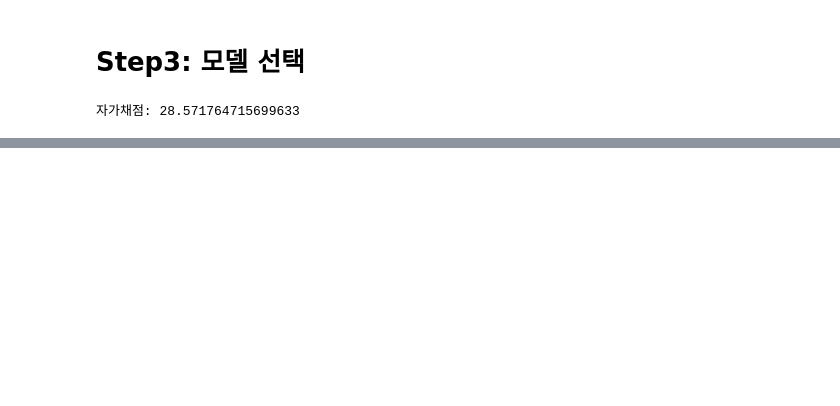
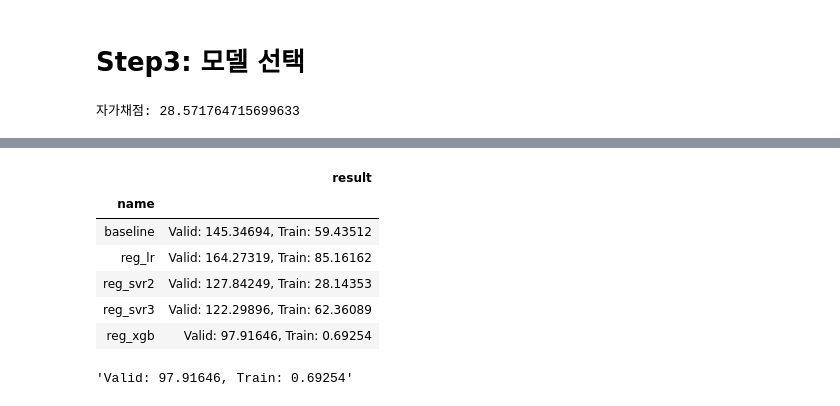
Before and after one commit to sunkusun9/DS_lv3_2510, a Jupyter notebook: sec_ds_lv3_prob3_kaggle.ipynb, the cells around one changed output, grey strips where cells are left out. Saved outputs shown, nothing was run; the diff lists cells and outputs as text; code cells hidden in the pictures; blank space fills up the shorter version.

```diff
--- a/sec_ds_lv3_prob3_kaggle.ipynb
+++ b/sec_ds_lv3_prob3_kaggle.ipynb
@@ -210,7 +210,7 @@ def eval_model(model_name, reg):
     # 1. HoldOut 검증 - df_train으로 학습하고
     reg.fit(df_train[X_all], df_train['target'])
     # 2. df_valid, df_train 에 대한 예측결과에 대한 MAE를 구합니다.
-    result_str = "Valid: {:.5}, Train: {:.5}".format(
+    result_str = "Valid: {:.5f}, Train: {:.5f}".format(
         mean_absolute_error(
             df_valid['target'], reg.predict(df_valid[X_all])
         ), mean_absolute_error(
@@ -341,2 +446,26 @@ print(
+# %%
+# XGB: XGBoost
+import xgboost as xgb
+
+X_xgb = "15분, 30분, 45분, 60분, Hour, AM, DayName, Weekend_yn, Holiday_yn, Avg, TotalHour, 생산량, 기온, 풍속, 습도, 강수량, 전기요금(계절), 공장인원, 인건비"
+X_xgb = X_xgb.split(', ')
+ct = ColumnTransformer([
+    ('ohe', OneHotEncoder(categories='auto'), ['DayName']),
+    ('pt', 'passthrough', [i for i in X_xgb if not i in ['DayName']]),
+])
+
+reg_xgb = make_pipeline(
+    ct, xgb.XGBRegressor(max_depth = 20, n_estimators = 200, learning_rate = 0.1, reg_alpha=5, reg_lambda=5)
+)
+eval_model('reg_xgb', reg_xgb)
+# %% [output]
+|  | result |
+| name |  |
+| baseline | Valid: 145.34694, Train: 59.43512 |
+| reg_lr | Valid: 164.27319, Train: 85.16162 |
+| reg_svr2 | Valid: 127.84249, Train: 28.14353 |
+| reg_svr3 | Valid: 122.29896, Train: 62.36089 |
+| reg_xgb | Valid: 97.91646, Train: 0.69254 |
+'Valid: 97.91646, Train: 0.69254'
 # %%
 # XGB: XGBoost
```
Also changed, not shown: parts of 13 cells of this notebook.
